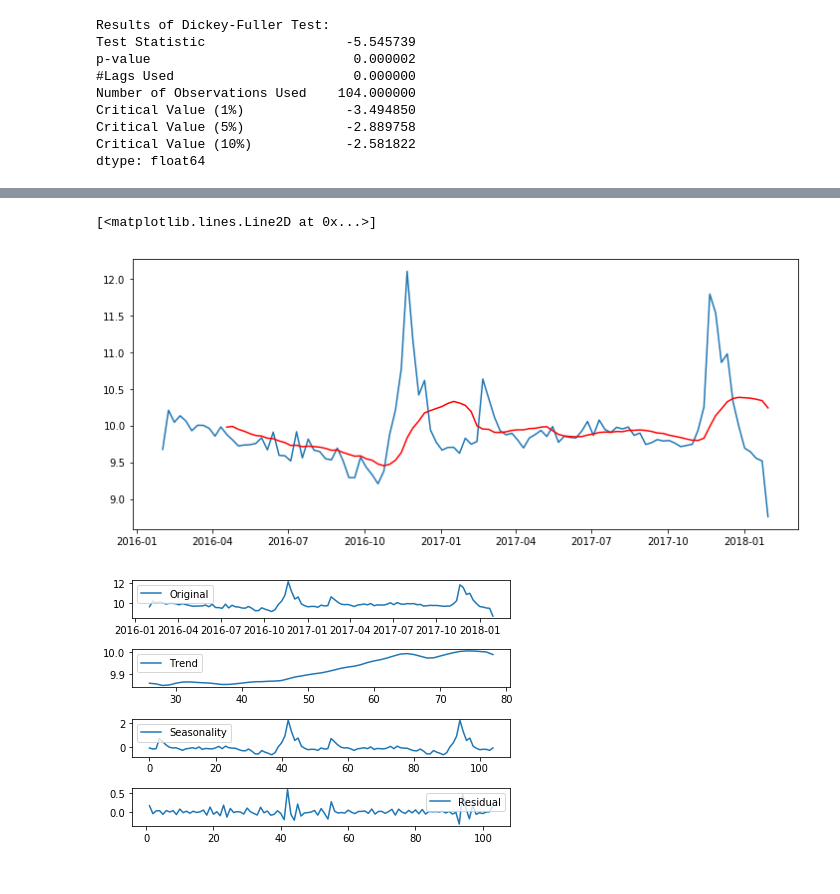
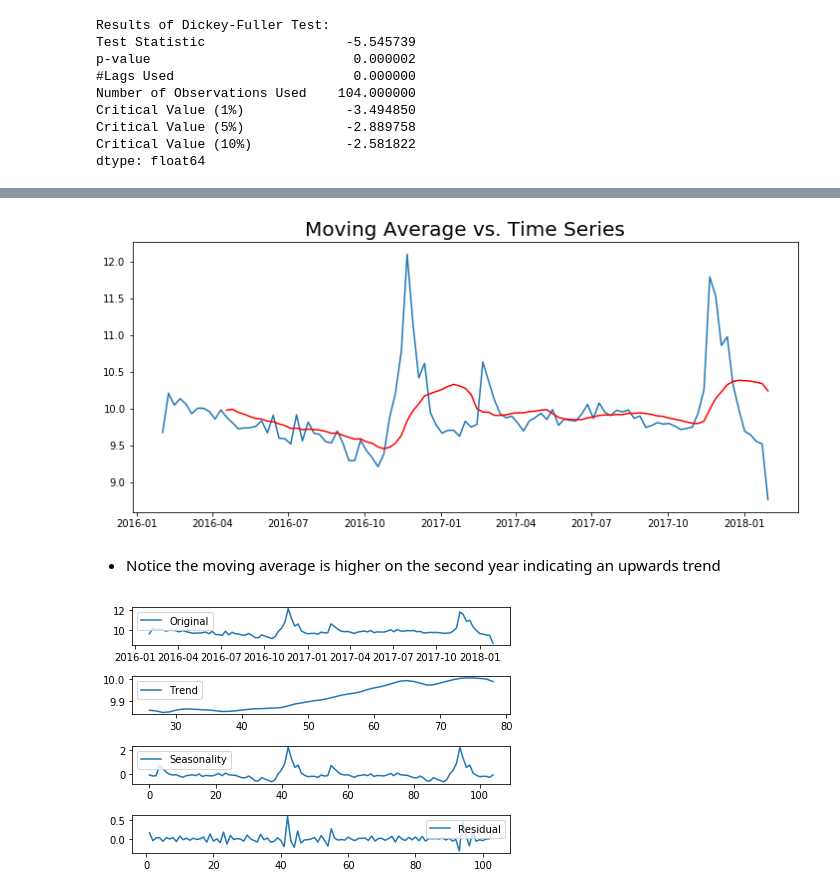
Before and after one commit to melodymassis/TS_Forecasting, a Jupyter notebook: index.ipynb, the cells around one changed output, grey strips where cells are left out. Saved outputs shown, nothing was run; the diff lists cells and outputs as text; code cells hidden in the pictures.

```diff
--- a/index.ipynb
+++ b/index.ipynb
@@ -162,12 +164,15 @@ dtype: float64
 # %%
-#Plot moving average, notice the moving average is higher on the second year indicating an upwards trend
+#Plot moving average,
 plt.figure(figsize=(12,5))
 moving_avg = ts_log.rolling(window=12).mean()
 plt.plot(ts_log)
 plt.plot(moving_avg, color='red')
+plt.title("Moving Average vs. Time Series", size=20)
+plt.show()
 # %% [output]
-[<matplotlib.lines.Line2D at 0x...>]
-[figure, old version]
+[figure, new version]
+# %% [markdown]
+* Notice the moving average is higher on the second year indicating an upwards trend
 # %%
 #Extrapolate trend, seasonality and residual
 from statsmodels.tsa.seasonal import seasonal_decompose
```
Also changed, not shown: parts of 13 cells of this notebook, 1 other file.
